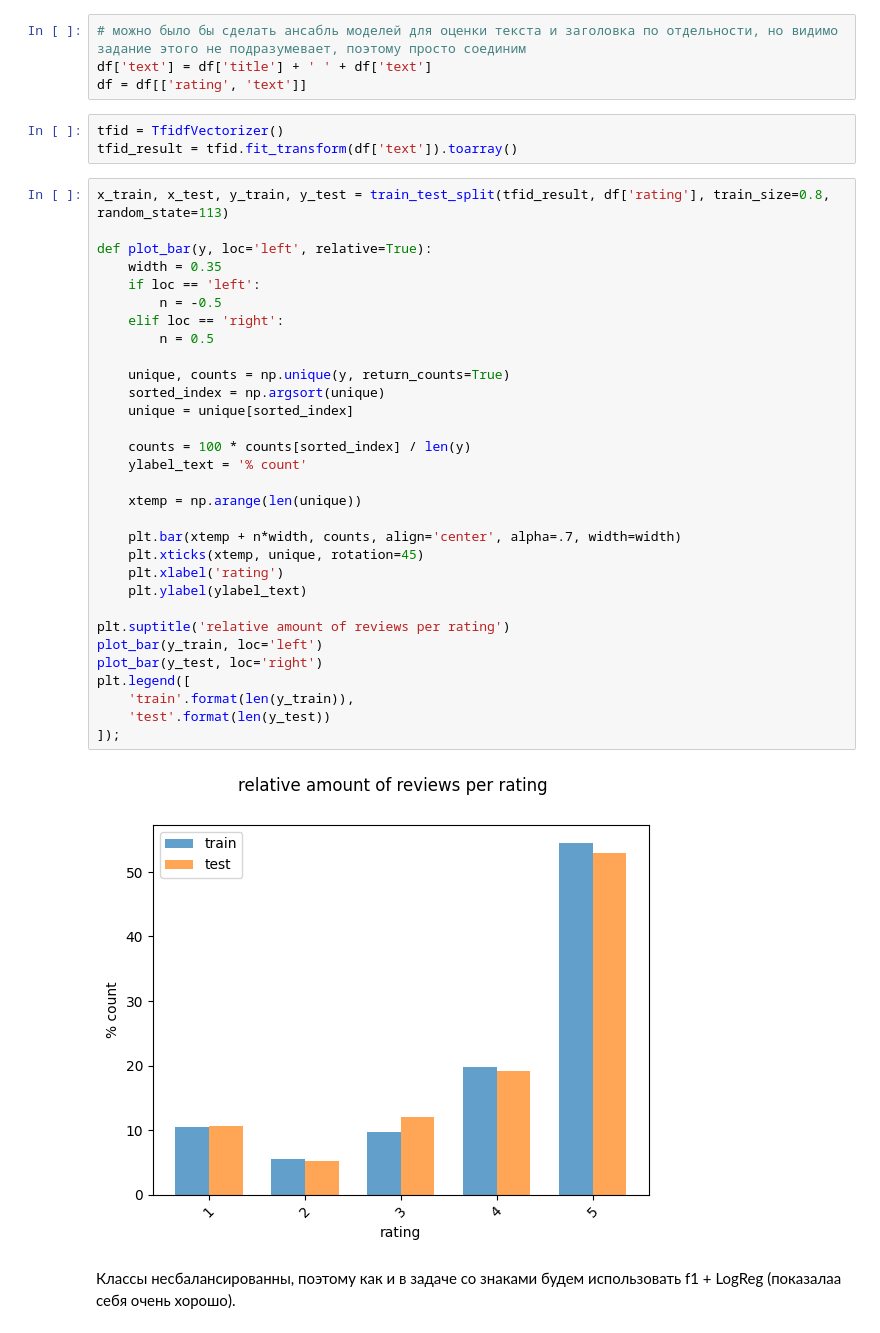
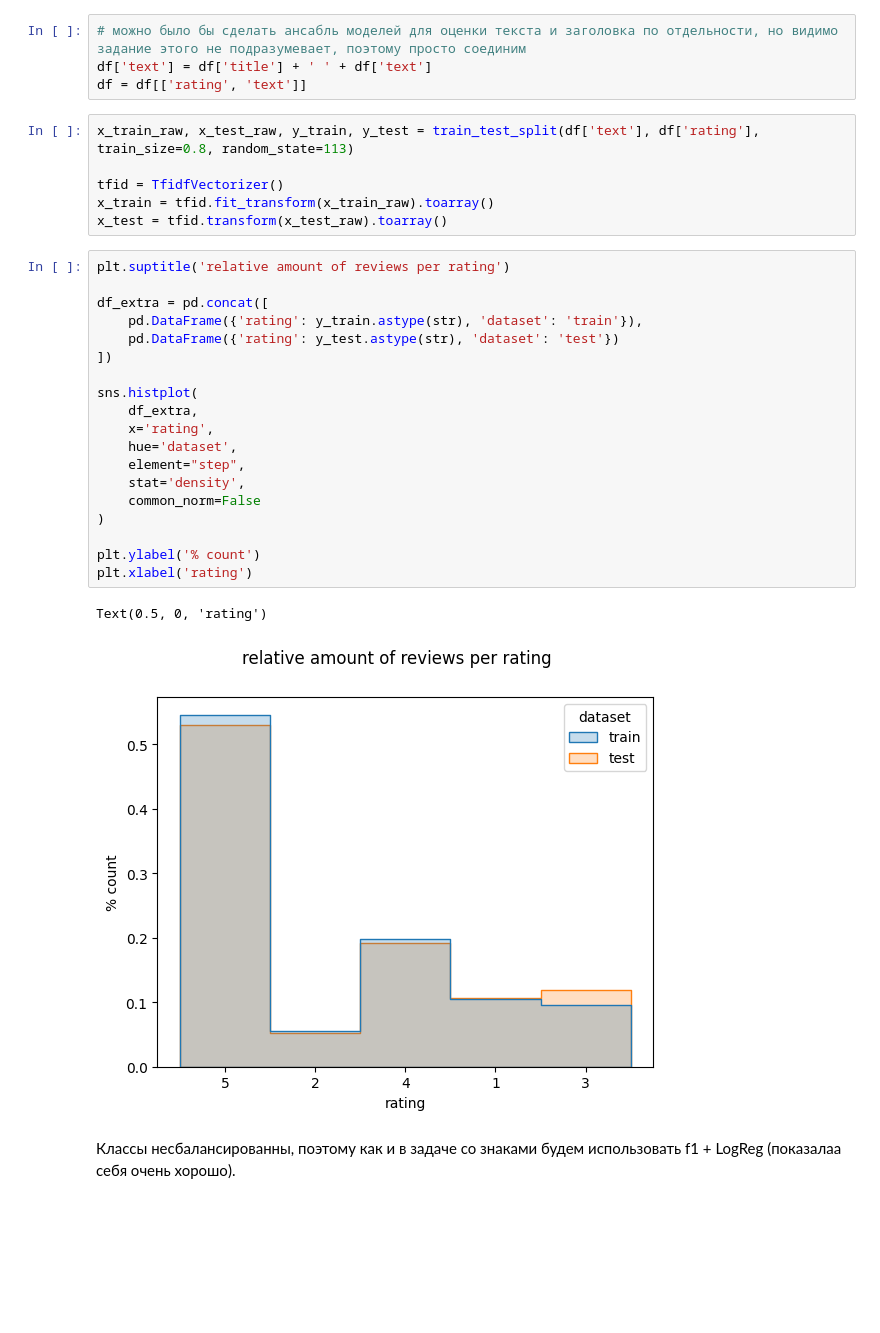
Before and after one commit to setday/HSE_ML_HW2024, a Jupyter notebook: notebooks/06-homework.ipynb, the cells around one changed output. Drawn from its saved outputs; the diff is of its cells as text; blank space fills up the shorter version.

```diff
--- a/notebooks/06-homework.ipynb
+++ b/notebooks/06-homework.ipynb
@@ -70,41 +70,33 @@ df.head()
 df['text'] = df['title'] + ' ' + df['text']
 df = df[['rating', 'text']]
 # %%
+x_train_raw, x_test_raw, y_train, y_test = train_test_split(df['text'], df['rating'], train_size=0.8, random_state=113)
+
 tfid = TfidfVectorizer()
-tfid_result = tfid.fit_transform(df['text']).toarray()
+x_train = tfid.fit_transform(x_train_raw).toarray()
+x_test = tfid.transform(x_test_raw).toarray()
 # %%
-x_train, x_test, y_train, y_test = train_test_split(tfid_result, df['rating'], train_size=0.8, random_state=113)
+plt.suptitle('relative amount of reviews per rating')
 
-def plot_bar(y, loc='left', relative=True):
-    width = 0.35
-    if loc == 'left':
-        n = -0.5
-    elif loc == 'right':
-        n = 0.5
+df_extra = pd.concat([
+    pd.DataFrame({'rating': y_train.astype(str), 'dataset': 'train'}),
+    pd.DataFrame({'rating': y_test.astype(str), 'dataset': 'test'})
+])
 
-    unique, counts = np.unique(y, return_counts=True)
-    sorted_index = np.argsort(unique)
-    unique = unique[sorted_index]
+sns.histplot(
+    df_extra,
+    x='rating',
+    hue='dataset',
+    element="step",
+    stat='density',
+    common_norm=False
+)
 
-    counts = 100 * counts[sorted_index] / len(y)
-    ylabel_text = '% count'
-
-    xtemp = np.arange(len(unique))
-
-    plt.bar(xtemp + n*width, counts, align='center', alpha=.7, width=width)
-    plt.xticks(xtemp, unique, rotation=45)
-    plt.xlabel('rating')
-    plt.ylabel(ylabel_text)
-
-plt.suptitle('relative amount of reviews per rating')
-plot_bar(y_train, loc='left')
-plot_bar(y_test, loc='right')
-plt.legend([
-    'train'.format(len(y_train)),
-    'test'.format(len(y_test))
-]);
+plt.ylabel('% count')
+plt.xlabel('rating')
 # %% [output]
+Text(0.5, 0, 'rating')
-[figure, old version]
+[figure, new version]
 # %% [markdown]
 Классы несбалансированны, поэтому как и в задаче со знаками будем использовать f1 + LogReg (показалаа себя очень хорошо).
 # %%
```
Also changed, not shown: parts of 24 cells of this notebook, 1 other file.
